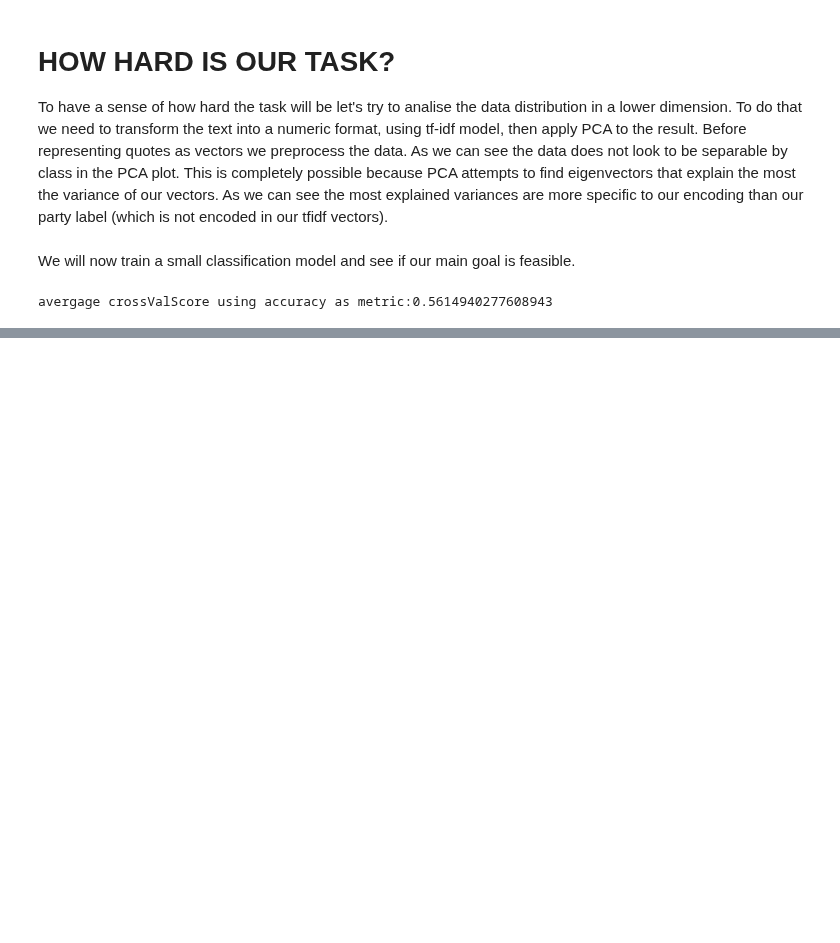
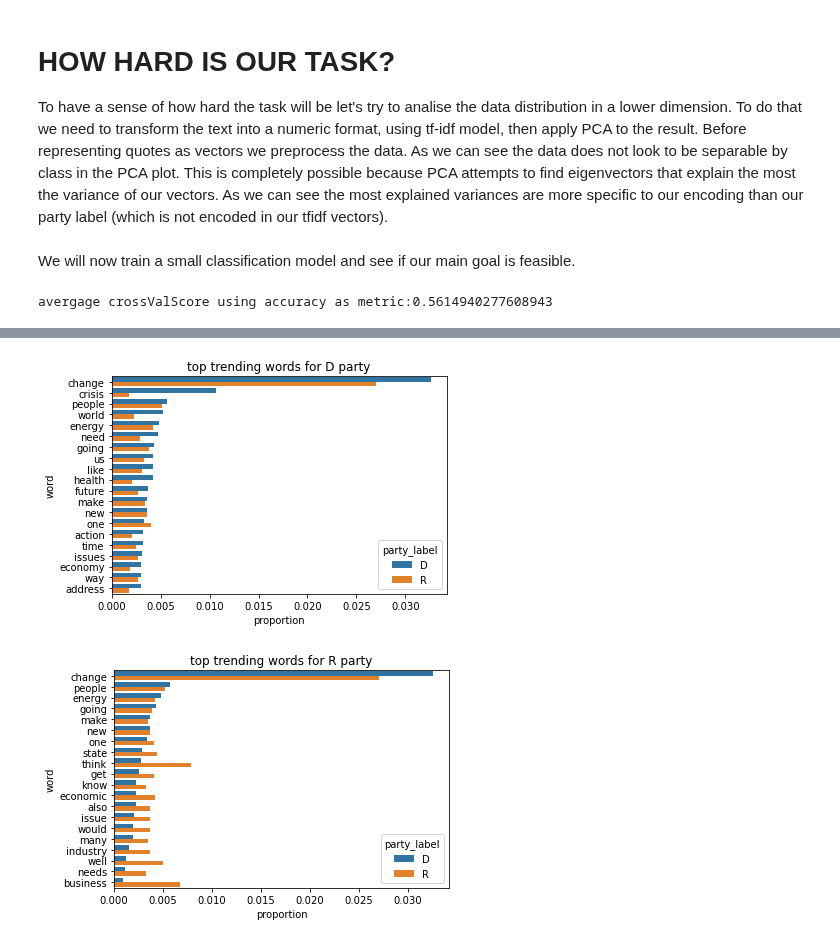
Before and after one commit to epfl-ada/ada-2021-project-mmng, a Jupyter notebook: final_notebook.ipynb, the cells around one changed output, grey strips where cells are left out. Saved outputs shown, nothing was run; the diff lists cells and outputs as text; code cells hidden in the pictures; blank space fills up the shorter version.

```diff
--- a/final_notebook.ipynb
+++ b/final_notebook.ipynb
@@ -639,0 +702,5 @@ trending_words(df,removeVerbs = True)
+# %%
+trending_words(df, keyword = 'climate', use_keyword = True, removeVerbs = False, top = 20)
+# %% [output]
+[figure, added]
+[figure, added]
```
Also changed, not shown: parts of 6 cells of this notebook.
